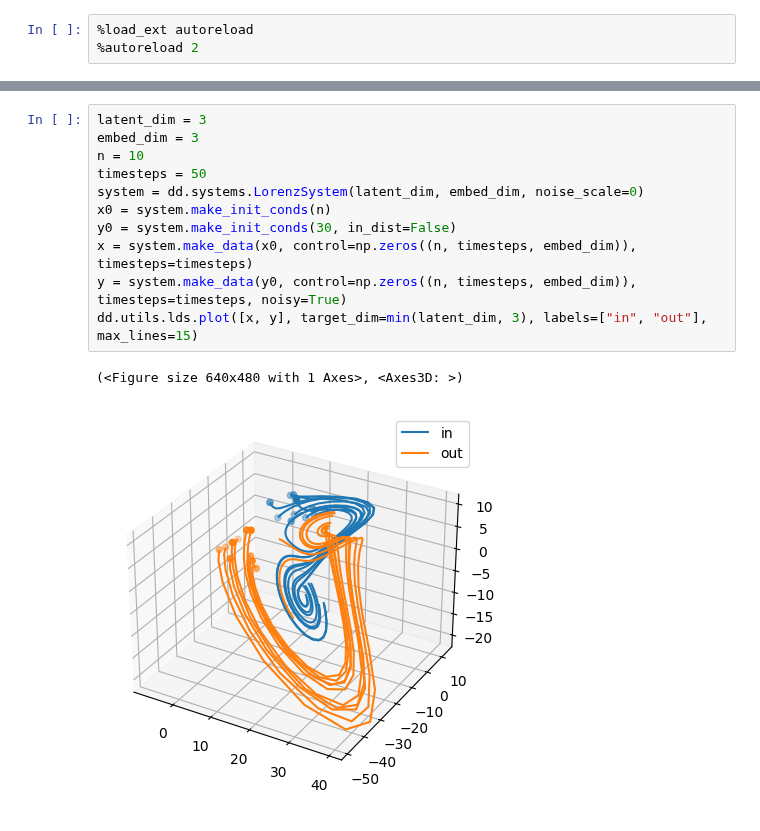
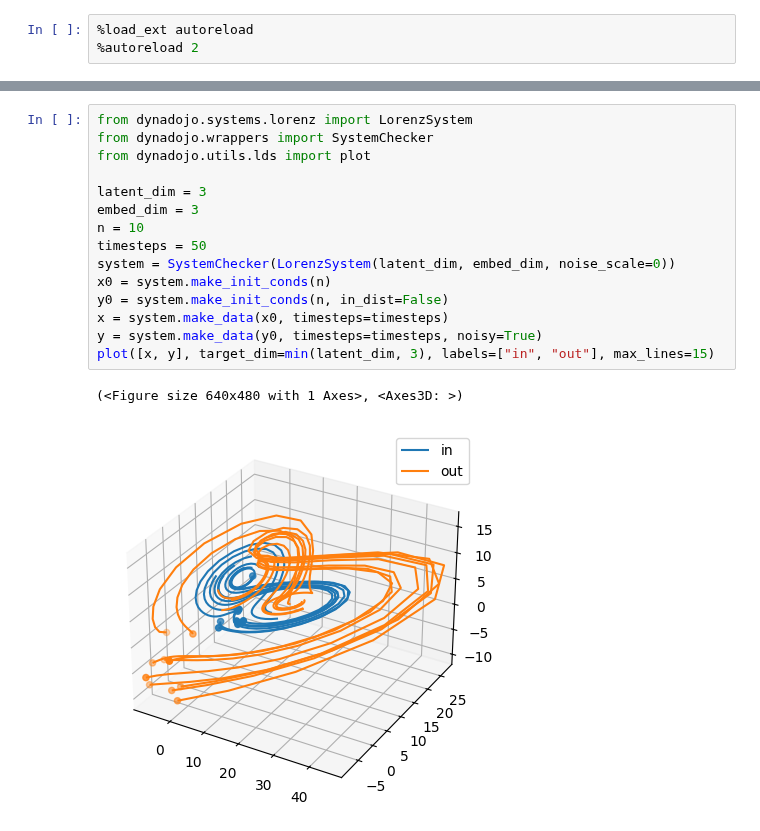
Before and after one commit to DynaDojo/dynadojo, a Jupyter notebook: demos/lorenz_demo.ipynb, the cells around one changed output, grey strips where cells are left out. Cells and saved outputs as stored; diff of their text form.

Commit message:
LDS + Lorenz demo and documentation

```diff
--- a/demos/lorenz_demo.ipynb
+++ b/demos/lorenz_demo.ipynb
@@ -10,14 +4,18 @@ To enable the following instructions: AVX2 AVX512F AVX512_VNNI FMA, in other ope
 # %%
+from dynadojo.systems.lorenz import LorenzSystem
+from dynadojo.wrappers import SystemChecker
+from dynadojo.utils.lds import plot
+
 latent_dim = 3
 embed_dim = 3
 n = 10
 timesteps = 50
-system = dd.systems.LorenzSystem(latent_dim, embed_dim, noise_scale=0)
+system = SystemChecker(LorenzSystem(latent_dim, embed_dim, noise_scale=0))
 x0 = system.make_init_conds(n)
-y0 = system.make_init_conds(30, in_dist=False)
-x = system.make_data(x0, control=np.zeros((n, timesteps, embed_dim)), timesteps=timesteps)
-y = system.make_data(y0, control=np.zeros((n, timesteps, embed_dim)), timesteps=timesteps, noisy=True)
-dd.utils.lds.plot([x, y], target_dim=min(latent_dim, 3), labels=["in", "out"], max_lines=15)
+y0 = system.make_init_conds(n, in_dist=False)
+x = system.make_data(x0, timesteps=timesteps)
+y = system.make_data(y0, timesteps=timesteps, noisy=True)
+plot([x, y], target_dim=min(latent_dim, 3), labels=["in", "out"], max_lines=15)
 # %% [output]
 (<Figure size 640x480 with 1 Axes>, <Axes3D: >)
-[figure, old version]
+[figure, new version]
```
Also changed, not shown: parts of 1 cell of this notebook, 8 other files.
